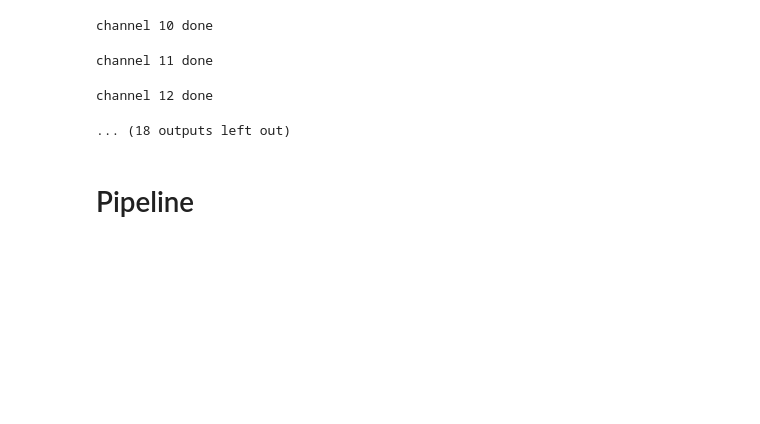
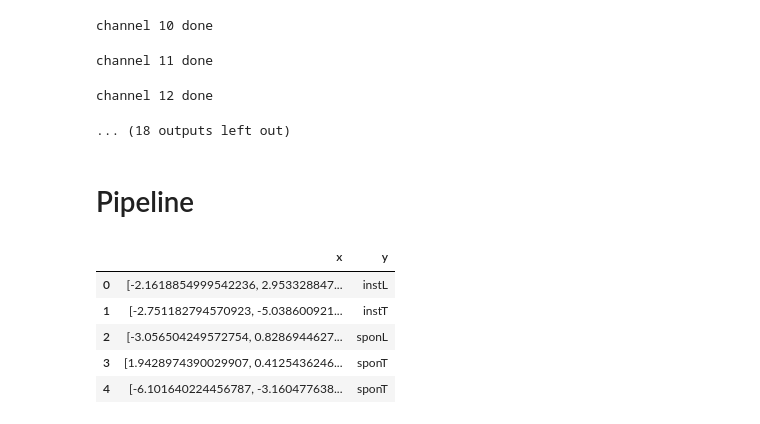
Before and after one commit to eldhosejoseph/thesis, a Jupyter notebook: BCI.ipynb, the cells around one changed output. Saved outputs shown, nothing was run; the diff lists cells and outputs as text; code cells hidden in the pictures; blank space fills up the shorter version.

```diff
--- a/BCI.ipynb
+++ b/BCI.ipynb
@@ -1165,0 +1195,9 @@ results = classify_eeg_data_all_channels(df, n_top=2, n_bottom=2, fs=256, nfft=5
+# %%
+df[2].head()
+# %% [output]
+|  | x | y |
+| 0 | [-2.1618854999542236, 2.953328847... | instL |
+| 1 | [-2.751182794570923, -5.038600921... | instT |
+| 2 | [-3.056504249572754, 0.8286944627... | sponL |
+| 3 | [1.9428974390029907, 0.4125436246... | sponT |
+| 4 | [-6.101640224456787, -3.160477638... | sponT |
```
Also changed, not shown: parts of 3 cells of this notebook.
